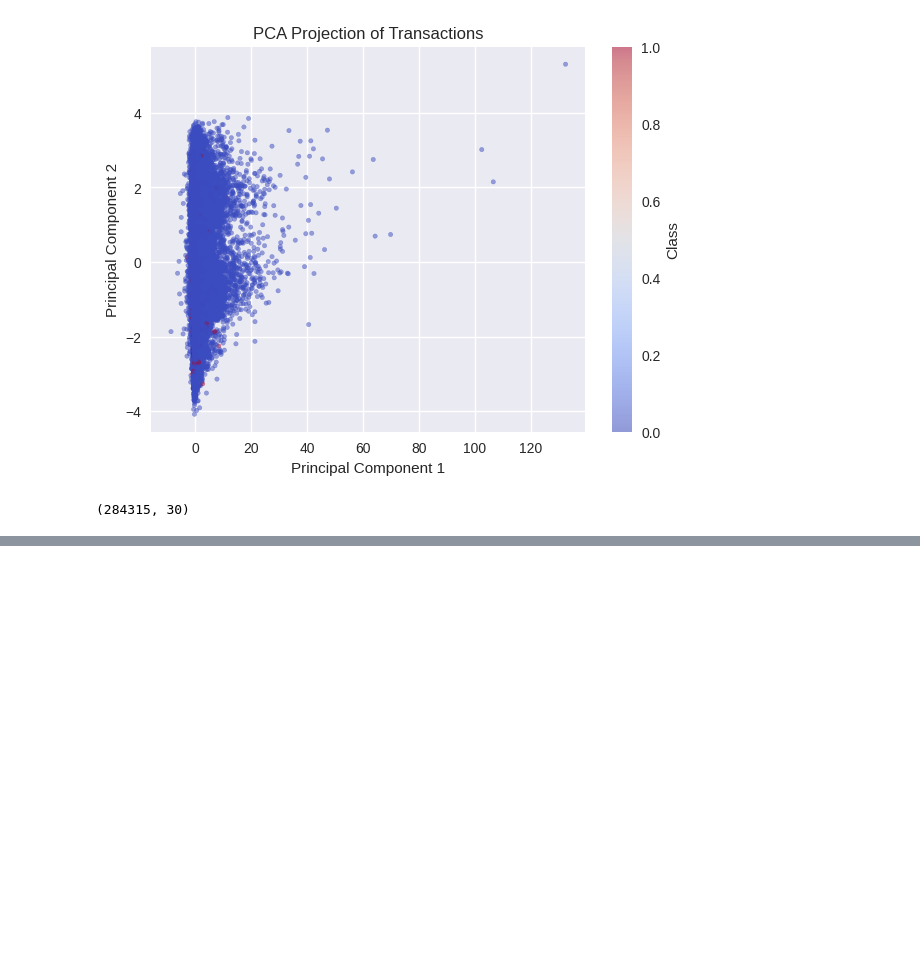
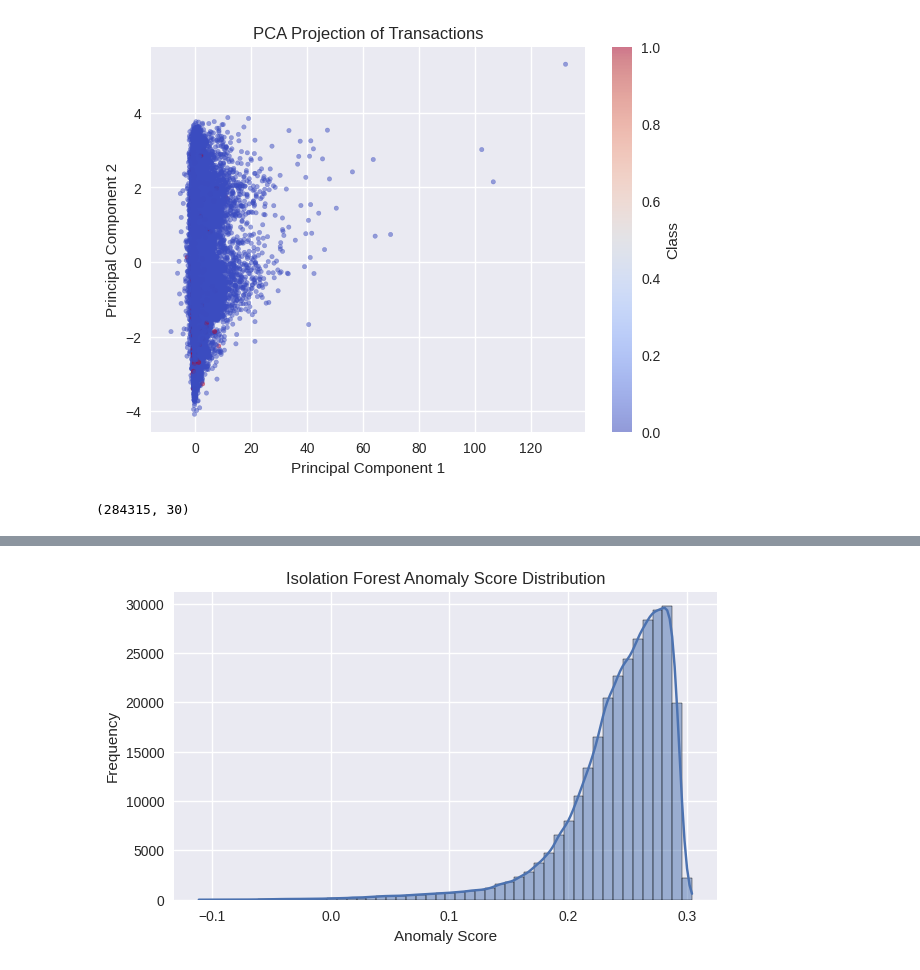
Before and after one commit to Gautam-Shah306/Smart-Anomaly-Detection, a Jupyter notebook: Smart_Anomaly_Detection.ipynb, the cells around one changed output, grey strips where cells are left out. Cells and saved outputs as stored; diff of their text form; code cells hidden in the pictures; blank space fills up the shorter version.

```diff
--- a/Smart_Anomaly_Detection.ipynb
+++ b/Smart_Anomaly_Detection.ipynb
@@ -164,0 +167,9 @@ np.save("y_true.npy", y.values)
+# %%
+iso_forest = IsolationForest(
+    n_estimators=100,
+    contamination=0.0017,  # matches fraud ratio (~492 / 284807)
+    random_state=42,
+    n_jobs=-1
+)
+# %%
+iso_forest.fit(X_train)
@@ -164,0 +178,3 @@ np.save("y_true.npy", y.values)
+# %%
+anomaly_scores = iso_forest.decision_function(X_scaled)
+anomaly_scores.shape
@@ -164,0 +193,9 @@ np.save("y_true.npy", y.values)
+# %%
+plt.figure(figsize=(7,4))
+sns.histplot(anomaly_scores, bins=50, kde=True)
+plt.title("Isolation Forest Anomaly Score Distribution")
+plt.xlabel("Anomaly Score")
+plt.ylabel("Frequency")
+plt.show()
+# %% [output]
+[figure, added]
```
Also changed, not shown: parts of 33 cells of this notebook.
